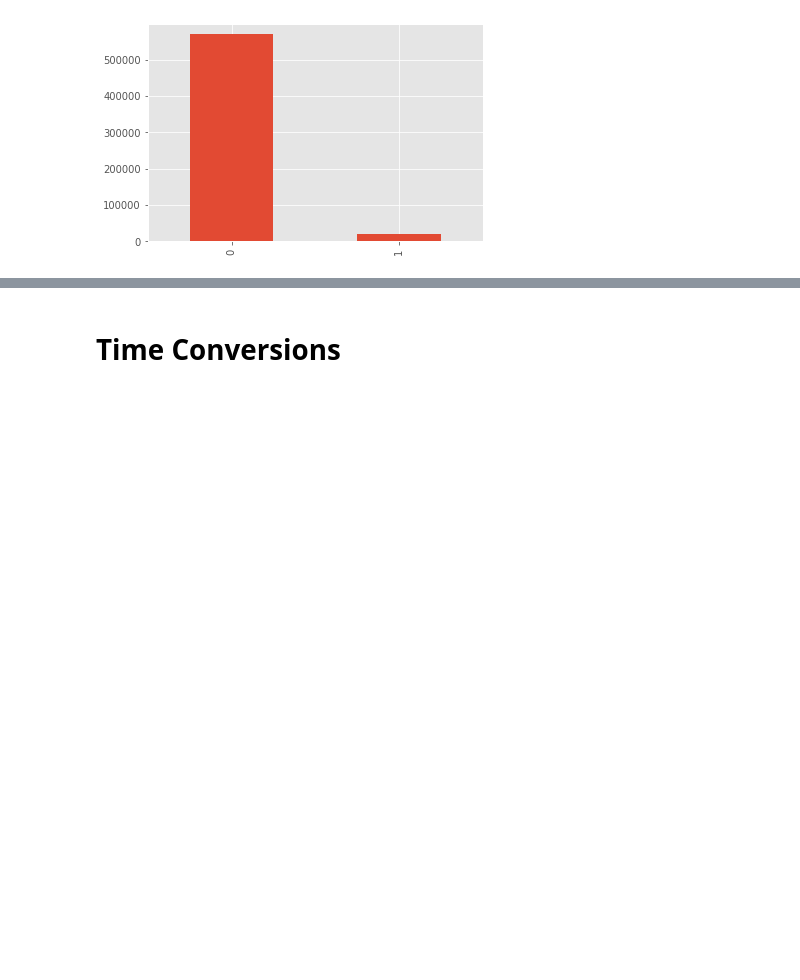
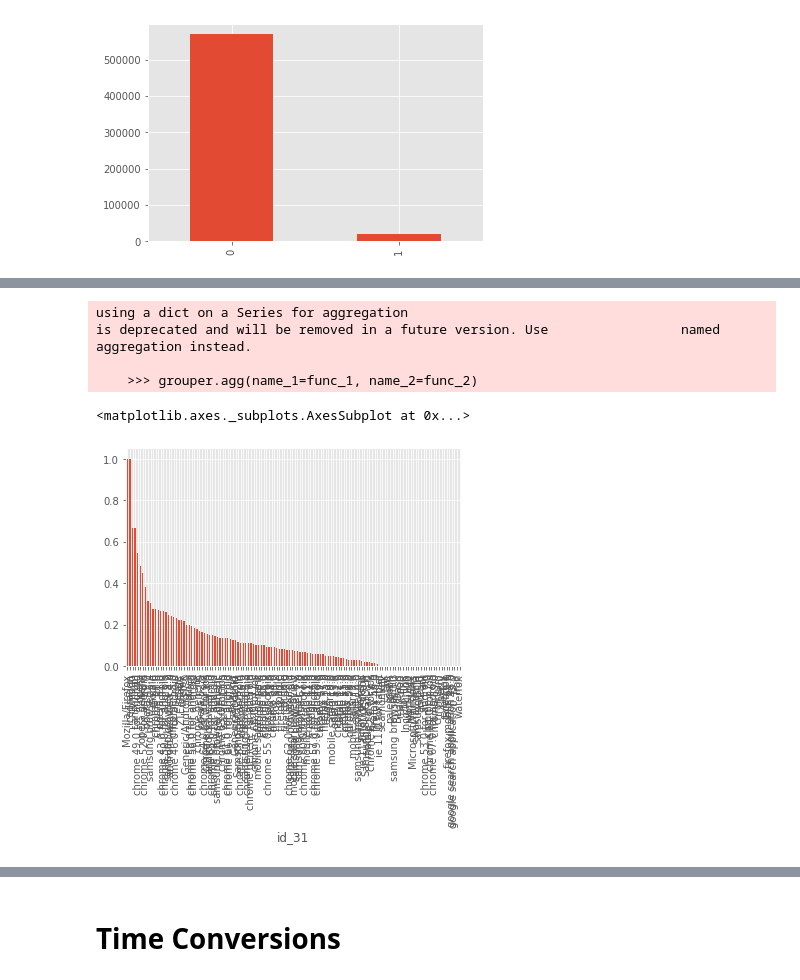
Before and after one commit to colrais/ieee_fraud_detection, a Jupyter notebook: vesta_EDA.ipynb, the cells around one changed output, grey strips where cells are left out. Cells and saved outputs as stored; diff of their text form; code cells hidden in the pictures; blank space fills up the shorter version.

```diff
--- a/vesta_EDA.ipynb
+++ b/vesta_EDA.ipynb
@@ -161,0 +204,9 @@ raw_corr.iloc[1:2, :]
+# %%
+graph_freq('id_31', 130)
+# %% [output]
+using a dict on a Series for aggregation
+is deprecated and will be removed in a future version. Use                 named aggregation instead.
+
+    >>> grouper.agg(name_1=func_1, name_2=func_2)
+<matplotlib.axes._subplots.AxesSubplot at 0x...>
+[figure, added]
```
Also changed, not shown: parts of 36 cells of this notebook, 2 other files.
